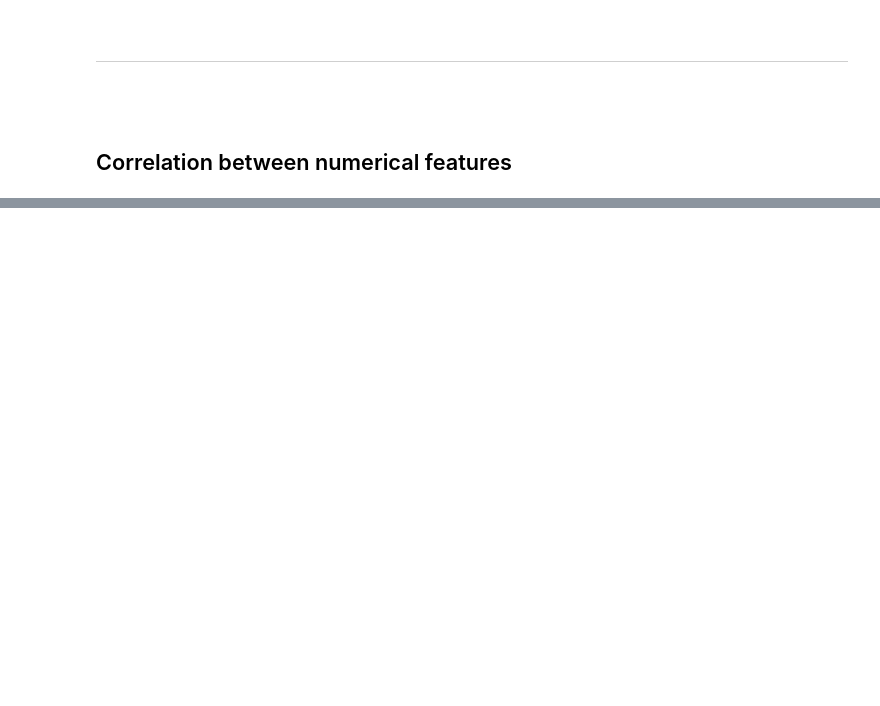
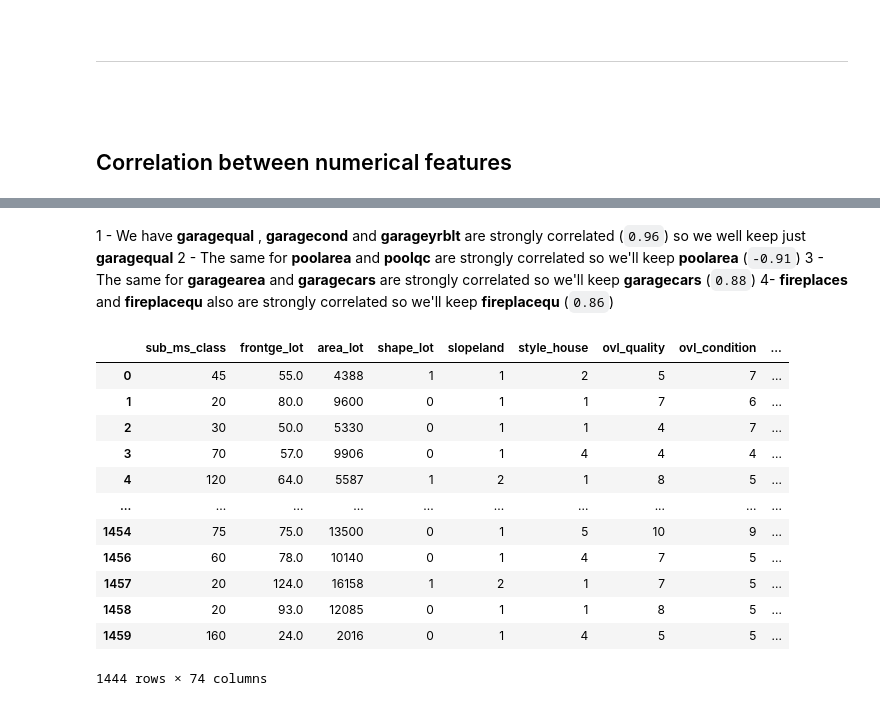
Before and after one commit to zetatiabdelhakim/BCG, a Jupyter notebook: data_preparation.ipynb, the cells around one changed output, grey strips where cells are left out. Saved outputs shown, nothing was run; the diff lists cells and outputs as text; code cells hidden in the pictures; blank space fills up the shorter version.

```diff
--- a/data_preparation.ipynb
+++ b/data_preparation.ipynb
@@ -226,0 +427,10 @@ for col in garage_columns:
+# %%
+rating_mapping = {
+    "Ex": 5,
+    "Gd": 4,
+    "TA": 3,
+    "Fa": 2,
+    "Po": 1,
+    "no fireplace": 0
+}
+data['fireplacequ'] = data["fireplacequ"].map(rating_mapping)
@@ -295,0 +529,26 @@ plt.show()
+# %% [markdown]
+1 - We have **garagequal** , **garagecond** and **garageyrblt** are strongly correlated (`0.96`) so we well keep just **garagequal**
+2 - The same for **poolarea** and **poolqc** are strongly correlated so we'll keep **poolarea** (`-0.91`)
+3 - The same for **garagearea** and **garagecars** are strongly correlated so we'll keep **garagecars** (`0.88`)
+4- **fireplaces** and **fireplacequ** also are strongly correlated so we'll keep **fireplacequ** (`0.86`)
+# %%
+to_remove = ['garagecond', 'garageyrblt', 'poolqc', 'garagearea', 'fireplaces']
+for m in to_remove:
+    numerical_features.remove(m)
+# %%
+numerical_data = data[numerical_features]
+numerical_data
+# %% [output]
+|  | sub_ms_class | frontge_lot | area_lot | shape_lot | slopeland | style_house | ovl_quality | ovl_condition | ... |
+| 0 | 45 | 55.0 | 4388 | 1 | 1 | 2 | 5 | 7 | ... |
+| 1 | 20 | 80.0 | 9600 | 0 | 1 | 1 | 7 | 6 | ... |
+| 2 | 30 | 50.0 | 5330 | 0 | 1 | 1 | 4 | 7 | ... |
+| 3 | 70 | 57.0 | 9906 | 0 | 1 | 4 | 4 | 4 | ... |
+| 4 | 120 | 64.0 | 5587 | 1 | 2 | 1 | 8 | 5 | ... |
+| ... | ... | ... | ... | ... | ... | ... | ... | ... | ... |
+| 1454 | 75 | 75.0 | 13500 | 0 | 1 | 5 | 10 | 9 | ... |
+| 1456 | 60 | 78.0 | 10140 | 0 | 1 | 4 | 7 | 5 | ... |
+| 1457 | 20 | 124.0 | 16158 | 1 | 2 | 1 | 7 | 5 | ... |
+| 1458 | 20 | 93.0 | 12085 | 0 | 1 | 1 | 8 | 5 | ... |
+| 1459 | 160 | 24.0 | 2016 | 0 | 1 | 4 | 5 | 5 | ... |
+1444 rows × 74 columns
```
Also changed, not shown: parts of 47 cells of this notebook, 1 other file.
